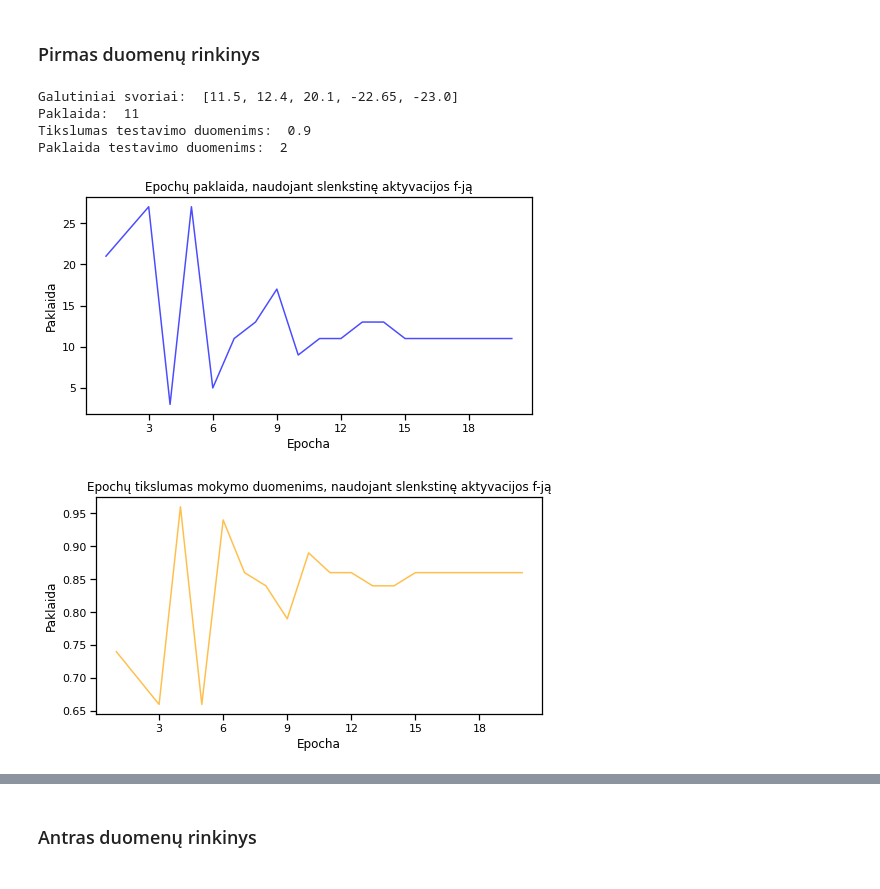
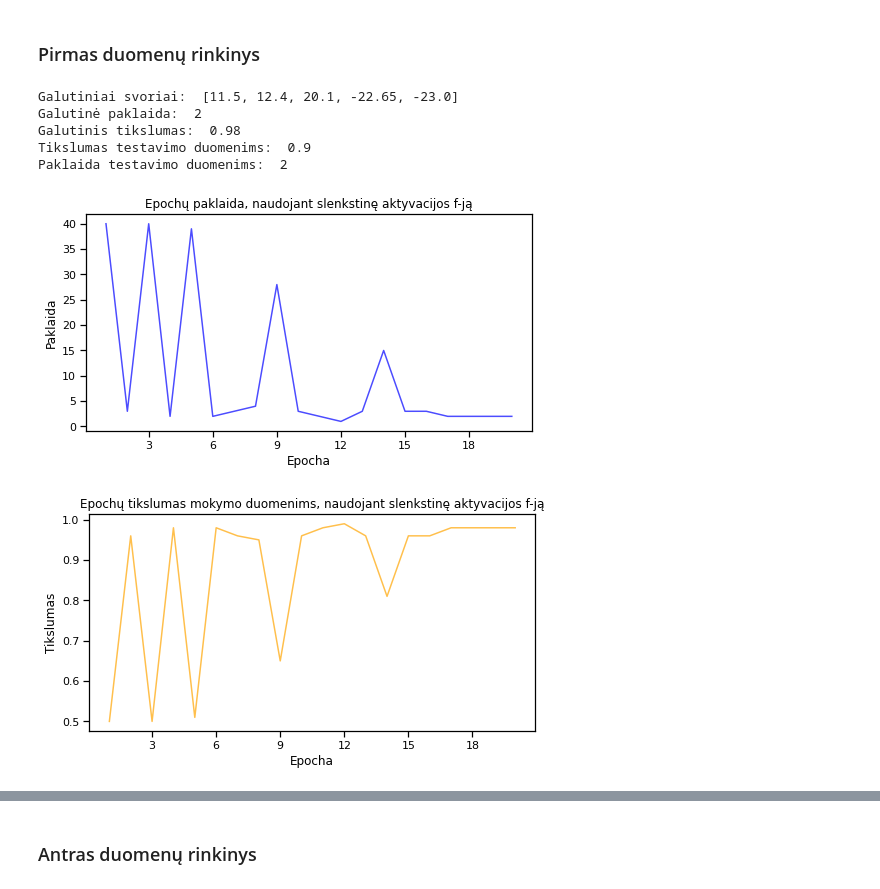
Before and after one commit to dovmar/DI, a Jupyter notebook: Lab2/Lab-2.ipynb, the cells around one changed output, grey strips where cells are left out. Cells and saved outputs as stored; diff of their text form; code cells hidden in the pictures.

```diff
--- a/Lab2/Lab-2.ipynb
+++ b/Lab2/Lab-2.ipynb
@@ -69,26 +70,23 @@ def train_perceptron(X, y, activation, lrate, epochs, plot = True):
     accuracies = [] # klasifikavimo tikslumų sąrašas
 
     for e in range(epochs):
-        error = 0
-        accuracy = 0
         for i in range(len(X)):
             y_true = y[i]
             row = X[i]
-            y_pred = activation(row, weights)
+            y_pred = round(activation(row, weights),0)
             weights = update_weights(weights, row, y_true, y_pred , lrate)
 
-            error += (y_true - y_pred)**2
-            accuracy += round(y_pred,0) == y_true
 
-        errors.append(round(error,2)) # sąrašas papildomas paklaida, gauta po kiekvienos epochos
-        accuracies.append(round(accuracy/len(X),2))
+        accuracy, error = test_accuracy(X,y,weights,activation)
+        errors.append(error) # sąrašas papildomas paklaida, gauta po kiekvienos epochos
+        accuracies.append(accuracy)
 
     if plot:
         names = {"sigmoid": "sigmoidinę", "threshold": "slenkstinę"}
         lineplot(errors, "Epocha", "Paklaida", "Epochų paklaida, naudojant " +
                  names[activation.__name__] +
                      " aktyvacijos f-ją","b")
-        lineplot(accuracies, "Epocha", "Paklaida", "Epochų tikslumas mokymo duomenims, naudojant " +
+        lineplot(accuracies, "Epocha", "Tikslumas", "Epochų tikslumas mokymo duomenims, naudojant " +
                  names[activation.__name__] +
                      " aktyvacijos f-ją","orange")
     return errors, accuracies, weights
@@ -98,26 +96,28 @@ def test_accuracy(X_test, y_test, weights, activation):
     correct = []
     error = 0
     for i in range(len(X_test)):
-        y_pred = round(activation(X_test[i],weights),0)
-        correct.append(y_pred == y_test[i])
+        y_pred = activation(X_test[i],weights)
+        correct.append(round(y_pred,0) == y_test[i])
         error += (y_test[i] - y_pred)**2
     return round(np.mean(correct),2), round(error,2)
 # %% [markdown]
 ### Pirmas duomenų rinkinys
 # %%
 sns.set_context("notebook")
-errors, _, weights = train_perceptron(X1_train, y1_train, threshold, 0.5, 20)
+errors, accuracies , weights = train_perceptron(X1_train, y1_train, threshold, 0.5, 20)
 # perceptrono mokymas, naudojantis mokymo duomenimis ir slenstine aktyvacijos funkcija
 
 print("Galutiniai svoriai: ", [round(i,2) for i in weights],
-      "\nPaklaida: ",  errors[-1],
+      "\nGalutinė paklaida: ",  errors[-1],
+      "\nGalutinis tikslumas: ",  accuracies[-1],
       "\nTikslumas testavimo duomenims: " ,  test_accuracy(X1_test, y1_test, weights, threshold)[0],
       "\nPaklaida testavimo duomenims: " ,  test_accuracy(X1_test, y1_test, weights, threshold)[1])
 # %% [output]
 Galutiniai svoriai:  [11.5, 12.4, 20.1, -22.65, -23.0]
-Paklaida:  11
+Galutinė paklaida:  2
+Galutinis tikslumas:  0.98
 Tikslumas testavimo duomenims:  0.9
 Paklaida testavimo duomenims:  2
-[figure, old version]
+[figure, new version]
-[figure, old version]
+[figure, new version]
 # %%
```
Also changed, not shown: parts of 9 cells of this notebook, 11 other files.
